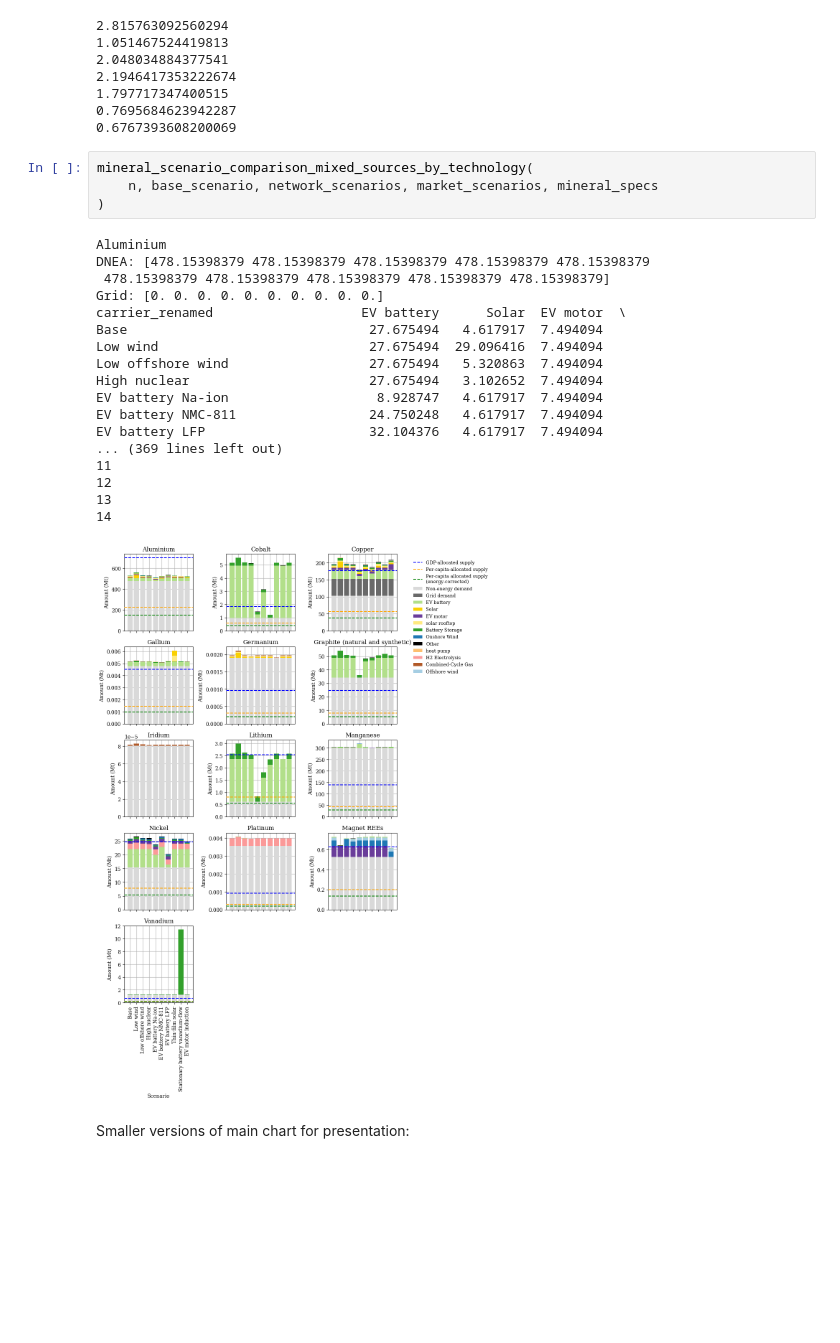
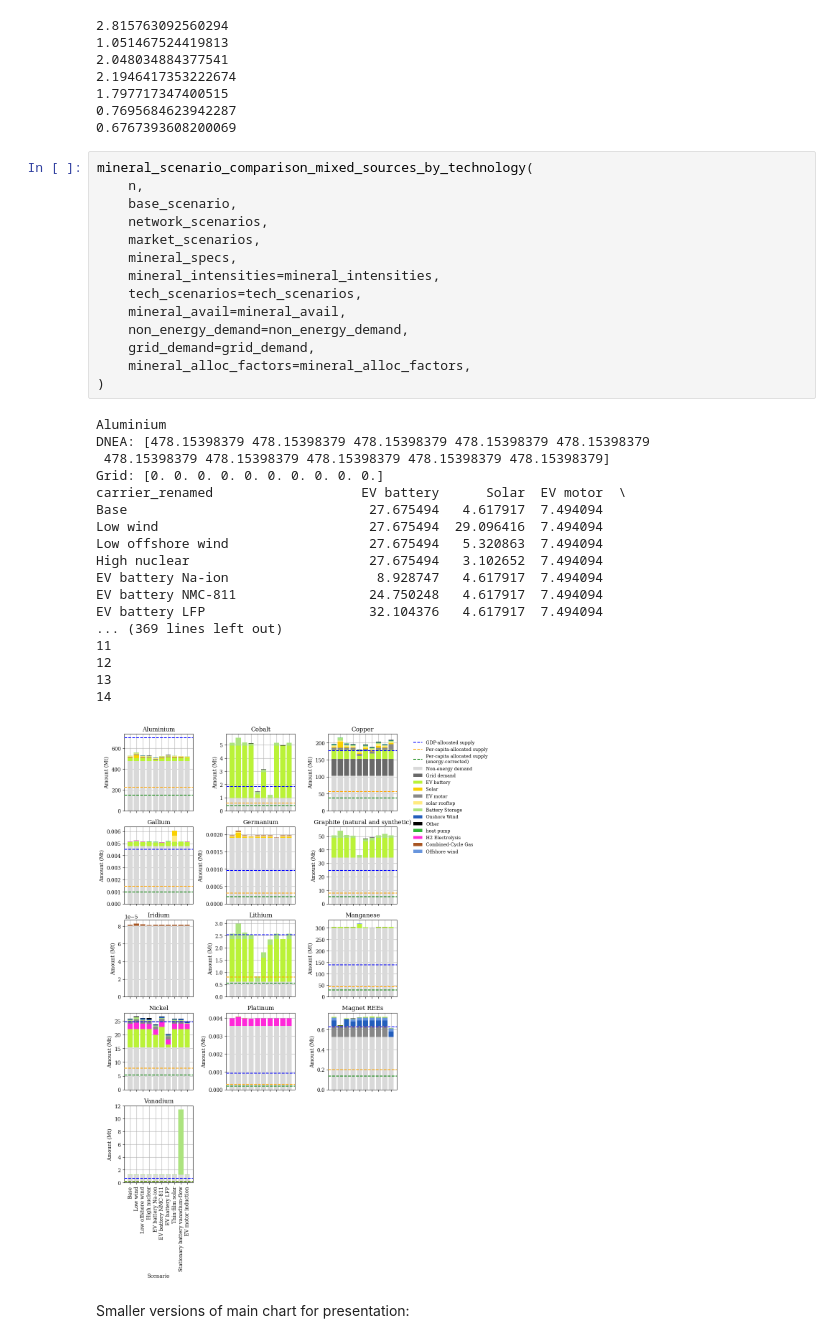
Before and after one commit to ayshaC/pypsa-eur, a Jupyter notebook: analysis/mineral_analysis.ipynb, the cells around one changed output. Cells and saved outputs as stored; diff of their text form; blank space fills up the shorter version.

```diff
--- a/analysis/mineral_analysis.ipynb
+++ b/analysis/mineral_analysis.ipynb
@@ -4338,27 +1817,37 @@ print(1.748298 / (0.61657894 + 1.96683515))
 0.6767393608200069
 # %%
 mineral_scenario_comparison_mixed_sources_by_technology(
-    n, base_scenario, network_scenarios, market_scenarios, mineral_specs
+    n,
+    base_scenario,
+    network_scenarios,
+    market_scenarios,
+    mineral_specs,
+    mineral_intensities=mineral_intensities,
+    tech_scenarios=tech_scenarios,
+    mineral_avail=mineral_avail,
+    non_energy_demand=non_energy_demand,
+    grid_demand=grid_demand,
+    mineral_alloc_factors=mineral_alloc_factors,
 )
 # %% [output]
 Aluminium
 DNEA: [478.15398379 478.15398379 478.15398379 478.15398379 478.15398379
  478.15398379 478.15398379 478.15398379 478.15398379 478.15398379]
 Grid: [0. 0. 0. 0. 0. 0. 0. 0. 0. 0.]
 carrier_renamed                   EV battery      Solar  EV motor  \
 Base                               27.675494   4.617917  7.494094
 Low wind                           27.675494  29.096416  7.494094
 Low offshore wind                  27.675494   5.320863  7.494094
 High nuclear                       27.675494   3.102652  7.494094
 EV battery Na-ion                   8.928747   4.617917  7.494094
 EV battery NMC-811                 24.750248   4.617917  7.494094
 EV battery LFP                     32.104376   4.617917  7.494094
 ... (369 lines left out)
 11
 12
 13
 14
-[figure, old version]
+[figure, new version]
 # %% [markdown]
 Smaller versions of main chart for presentation:
 # %%
```
Also changed, not shown: parts of 31 cells of this notebook, 1 other file.
